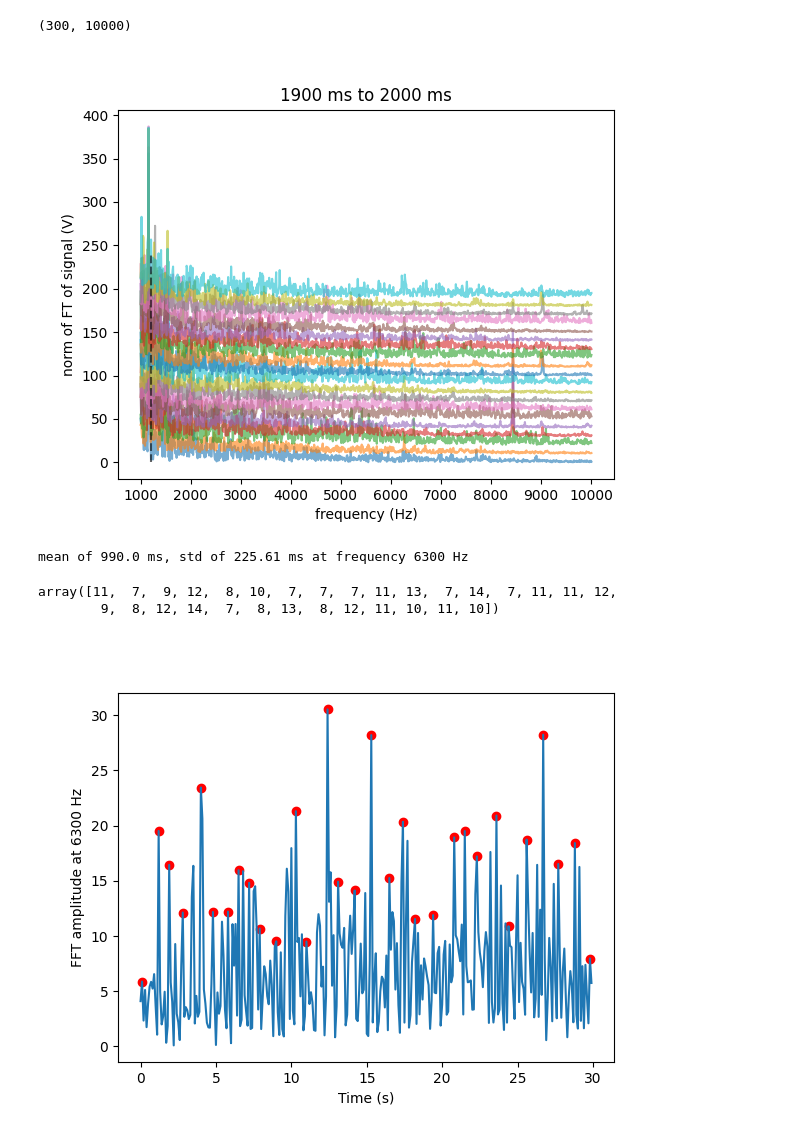
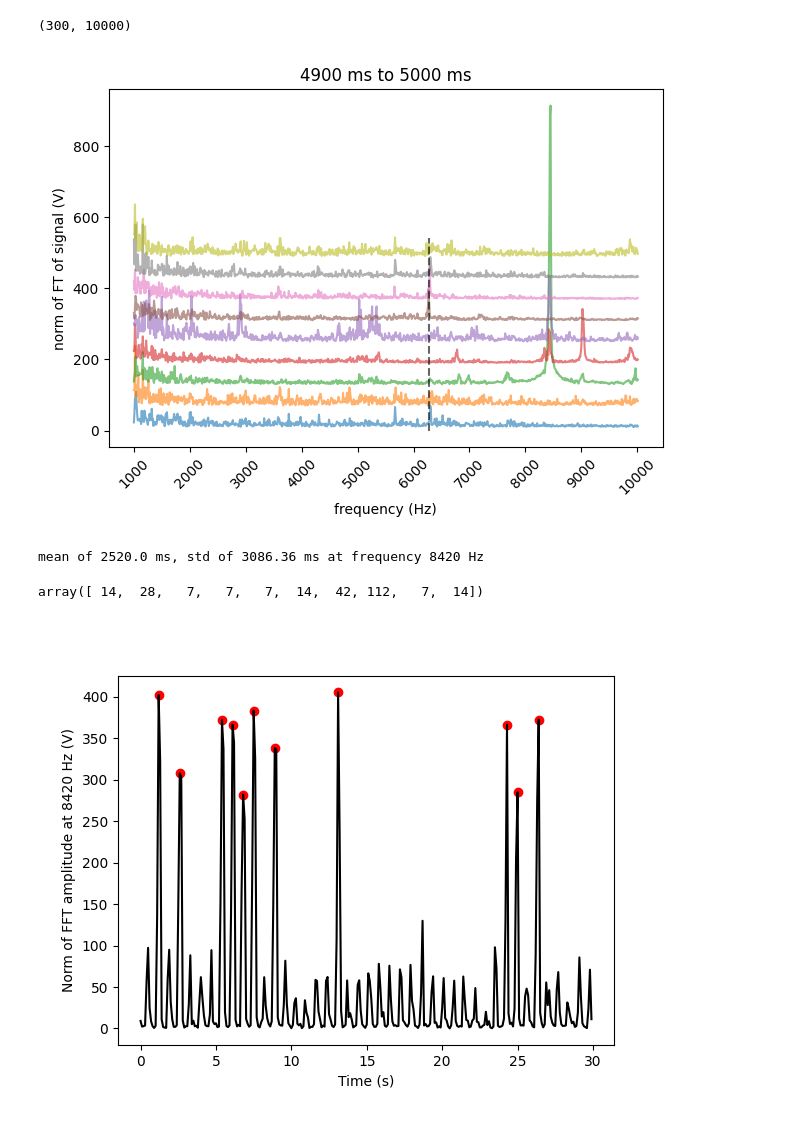
Before and after one commit to vuthalab/onix, a Jupyter notebook: analysis/pulse_tube_noise_main.ipynb, the cells around one changed output. Saved outputs shown, nothing was run; the diff lists cells and outputs as text; code cells hidden in the pictures.

```diff
--- a/analysis/pulse_tube_noise_main.ipynb
+++ b/analysis/pulse_tube_noise_main.ipynb
@@ -7,7 +7,7 @@ import matplotlib.pyplot as plt
 
 from scipy.signal import find_peaks
 # %%
-data_dict, headers = get_experiment_data(529029) # 525307, 525310
+data_dict, headers = get_experiment_data(529030) # 525307, 525310
 adc_interval = headers['adc_interval']
 data_length = headers['data_length'] # get_data_length
 repeats = headers['repeats'] # n_times_data
@@ -17,4 +17,4 @@ data = np.array([])
 for i, data_array in data_dict.items():
     data = np.append(data, data_array)
 
-times = np.linspace(0, 50*data_length*adc_interval, 50*data_length)
+times = np.linspace(0, repeats*data_length*adc_interval, repeats*data_length)
@@ -42,34 +48,35 @@ fft_freqs = np.fft.rfftfreq(split_avgs.shape[1], 1/sample_rate)
 # %%
 start_idx = np.argwhere(fft_freqs <= 1000)[-1][0]
 end_idx = np.argwhere(fft_freqs > 10000)[0][0]+1
 
 fig, ax1 = plt.subplots(1)
-for i in range(20):  # ffts.shape[0]//2
+for i in range(1, 50, int(0.7/split_width_s)):  # ffts.shape[0]//2
     ax1.plot(fft_freqs[start_idx:end_idx], np.abs(ffts[i, start_idx:end_idx]) + 10 * i, alpha=0.6)#, color='black')
     ax1.set_xticks(fft_freqs[start_idx:end_idx:100])
 
     #peaks, properties = find_peaks(np.abs(ffts[i, start_idx:end_idx]), distance=100)# todo: change magic numbers
     #ax1.scatter(fft_freqs[start_idx+peaks], np.abs(ffts[i, start_idx+peaks]), color='red')
 
     ax1.set_xlabel('frequency (Hz)')
     ax1.set_ylabel('norm of FT of signal (V)')
     ax1.set_title(f'{100*i} ms to {100*(i+1)} ms')
 
-ax1.vlines(x=1200, ymin=0, ymax=i*10+50, linestyle='dashed', color='black', alpha=0.6)
+ax1.set_xticks(np.linspace(1000, 10000, 10), labels=np.linspace(1000, 10000, 10, dtype=int), rotation=45)
+ax1.vlines(x=6270, ymin=0, ymax=i*10+50, linestyle='dashed', color='black', alpha=0.6)
+fig.tight_layout()
 plt.show()
 # %% [output]
-[figure, old version]
+[figure, new version]
 # %%
 plt.close()
 # %%
-fft_freq_to_plot = 6300 #.000000000001 # 6290, 8450
+fft_freq_to_plot = 8420 #.000000000001 # 6290, 8450
 amplitudes = ffts[:, fft_freqs == fft_freq_to_plot].flatten()
-peaks, properties = find_peaks(np.abs(amplitudes), distance=0.7/split_width_s)
+peaks, properties = find_peaks(np.abs(amplitudes), height=250)#, distance=0.6/split_width_s)
 
 distances = np.abs(peaks - np.roll(peaks, 1))[1:]
 print(f'mean of {round(np.mean(distances)*split_width_s*1000, 2)} ms, std of {round(np.std(distances)*split_width_s*1000, 2)} ms at frequency {fft_freq_to_plot} Hz')
 distances
 # %% [output]
-mean of 990.0 ms, std of 225.61 ms at frequency 6300 Hz
+mean of 2520.0 ms, std of 3086.36 ms at frequency 8420 Hz
-array([11,  7,  9, 12,  8, 10,  7,  7,  7, 11, 13,  7, 14,  7, 11, 11, 12,
-        9,  8, 12, 14,  7,  8, 13,  8, 12, 11, 10, 11, 10])
+array([ 14,  28,   7,   7,   7,  14,  42, 112,   7,  14])
@@ -85,12 +83,13 @@ split width: characteristic frequency in Hz (mean of intervals between consecuti
 # %%
 fig, ax1 = plt.subplots()
 
-ax1.plot(np.arange(len(amplitudes)) * split_width_s, np.abs(amplitudes))
+ax1.plot(np.arange(len(amplitudes)) * split_width_s, np.abs(amplitudes), color='black')
+# ax1.scatter(np.arange(len(amplitudes)) * split_width_s, np.abs(amplitudes), s=20)
 
 ax1.scatter(np.arange(len(amplitudes))[peaks] * split_width_s, np.abs(amplitudes)[peaks], color='red')
 
 ax1.set_xlabel("Time (s)")
-ax1.set_ylabel(f"FFT amplitude at {fft_freq_to_plot} Hz")
+ax1.set_ylabel(f"Norm of FFT amplitude at {fft_freq_to_plot} Hz (V)")
 plt.show()
 # %% [output]
-[figure, old version]
+[figure, new version]
```
Also changed, not shown: parts of 4 cells of this notebook.
